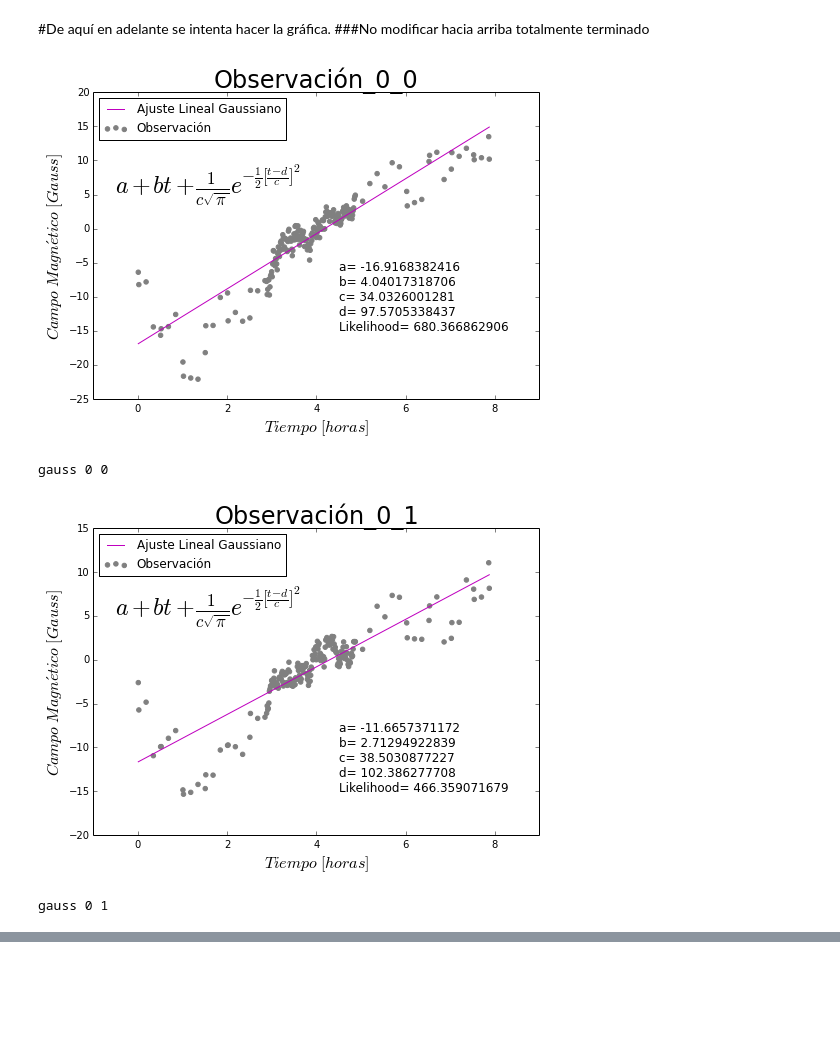
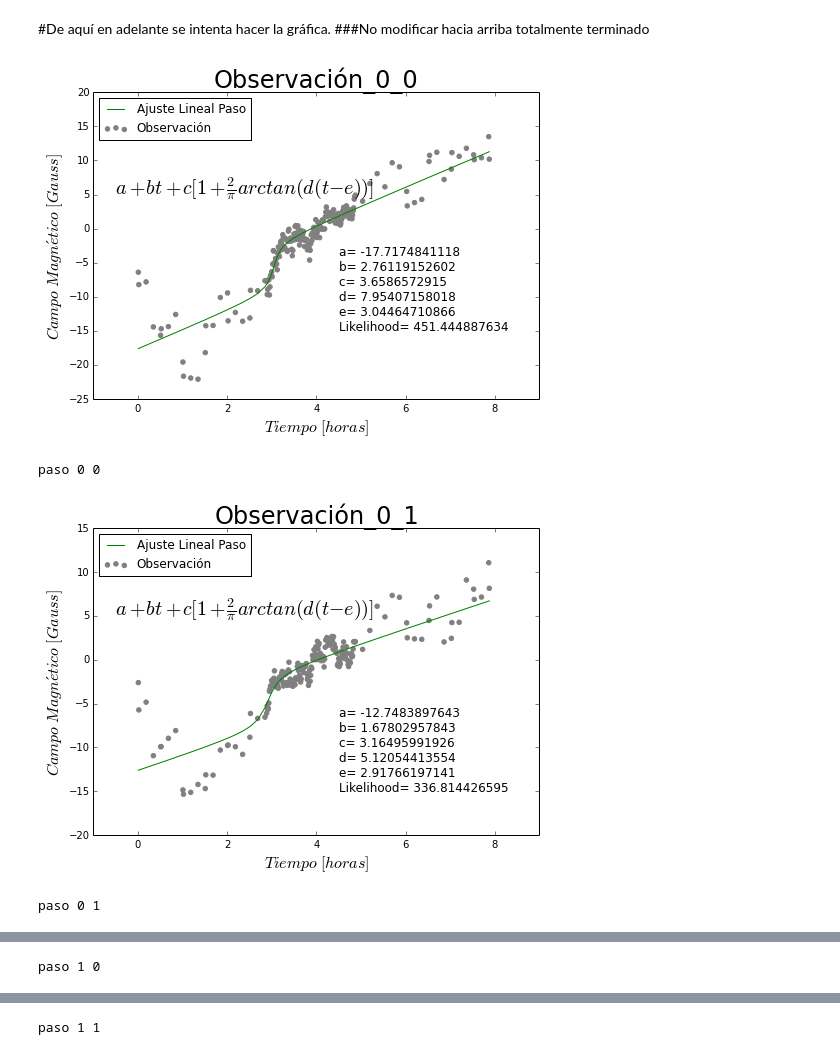
Before and after one commit to alvise30/CM20151_HW7_AlvisDuque, a Jupyter notebook: Punto2/Punto_2b.ipynb, the cells around one changed output, grey strips where cells are left out. Cells and saved outputs as stored; diff of their text form; code cells hidden in the pictures; blank space fills up the shorter version.

```diff
--- a/Punto2/Punto_2b.ipynb
+++ b/Punto2/Punto_2b.ipynb
@@ -97,12 +82,12 @@ for i in range(len(llh_lin)):
 
     elif element == 3: #Comprobar si es lineal Paso
         fileout = open('bestmodels.txt', 'a')
-        fileout.write(str(lin.iloc[(i*6)+0,0])+ '\tL_P\t' + str(lin.iloc[(i*6)+0,1]) + '\t' + str(lin.iloc[(i*6)+0,2]) + '\n' +
-                        str(lin.iloc[(i*6)+1,0])+ '\tL_P\t' + str(lin.iloc[(i*6)+1,1]) + '\t' + str(lin.iloc[(i*6)+1,2]) + '\n' +
-                        str(lin.iloc[(i*6)+2,0])+ '\tL_P\t' + str(lin.iloc[(i*6)+2,1]) + '\t' + str(lin.iloc[(i*6)+2,2]) + '\n' +
-                        str(lin.iloc[(i*6)+3,0])+ '\tL_P\t' + str(lin.iloc[(i*6)+3,1]) + '\t' + str(lin.iloc[(i*6)+3,2]) + '\n' +
-                        str(lin.iloc[(i*6)+4,0])+ '\tL_P\t' + str(lin.iloc[(i*6)+4,1]) + '\t' + str(lin.iloc[(i*6)+4,2]) + '\n' +
-                        str(lin.iloc[(i*6)+5,0])+ '\tL_P\t' + str(lin.iloc[(i*6)+5,1]) + '\t' + str(lin.iloc[(i*6)+5,2]) + '\n')
+        fileout.write(str(paso.iloc[(i*6)+0,0])+ '\tL_P\t' + str(paso.iloc[(i*6)+0,1]) + '\t' + str(paso.iloc[(i*6)+0,2]) + '\n' +
+                        str(paso.iloc[(i*6)+1,0])+ '\tL_P\t' + str(paso.iloc[(i*6)+1,1]) + '\t' + str(paso.iloc[(i*6)+1,2]) + '\n' +
+                        str(paso.iloc[(i*6)+2,0])+ '\tL_P\t' + str(paso.iloc[(i*6)+2,1]) + '\t' + str(paso.iloc[(i*6)+2,2]) + '\n' +
+                        str(paso.iloc[(i*6)+3,0])+ '\tL_P\t' + str(paso.iloc[(i*6)+3,1]) + '\t' + str(paso.iloc[(i*6)+3,2]) + '\n' +
+                        str(paso.iloc[(i*6)+4,0])+ '\tL_P\t' + str(paso.iloc[(i*6)+4,1]) + '\t' + str(paso.iloc[(i*6)+4,2]) + '\n' +
+                        str(paso.iloc[(i*6)+5,0])+ '\tL_P\t' + str(paso.iloc[(i*6)+5,1]) + '\t' + str(paso.iloc[(i*6)+5,2]) + '\n')
         fileout.close()
 # %% [markdown]
 #De aquí en adelante se intenta hacer la gráfica.
@@ -188,37 +173,38 @@ for element in tmp:
         figsize(8,5.5)
         best_y = linear_gauss_model(x_obs, bestm.iloc[k+0,2], bestm.iloc[k+1,2], bestm.iloc[k+2,2], bestm.iloc[k+3,2])
         scatter(x_obs,y_obs[:,i,j], color ='grey', label = u'Observación')
         plot(x_obs, best_y, 'm', label = u'Ajuste Lineal Gaussiano')
         legend(loc=2)
         xlabel(r'$Tiempo\ [horas]$', fontsize=16)
         ylabel(r'$Campo\ Magn\'etico\ [Gauss]$', fontsize=16)
         title(u'Observación_' +str(i)+ '_' +str(j), fontsize=24)
         text(4.5,-15, 'a= '+str(bestm.iloc[k+0,2]) + '\nb= '+str(bestm.iloc[k+1,2]) + '\nc= '+str(bestm.iloc[k+2,2]) +
              '\nd= '+str(bestm.iloc[k+3,2]) + '\nLikelihood= ' +str(bestm.iloc[k+4,2]), fontsize=12)
         text(-0.5,5, r'$a+bt+\frac{1}{c\sqrt{\pi}}e^{-\frac{1}{2}[\frac{t-d}{c}]^2}$', fontsize=24)
         savefig(u'Observacion_'+str(i)+'_'+str(j)+'.pdf')
         show()
         k+=5
         print 'gauss',i,j
     elif element == 3:
         figsize(8,5.5)
         best_y = linear_paso_model(x_obs, bestm.iloc[k+0,2], bestm.iloc[k+1,2], bestm.iloc[k+2,2], bestm.iloc[k+3,2], bestm.iloc[k+4,2])
-        scatter(x_obs,y_obs[:,i,j])
-        plot(x_obs, best_y, 'g')
+        scatter(x_obs,y_obs[:,i,j], color = 'grey', label = (u'Observación'))
+        plot(x_obs, best_y, 'g', label = (u'Ajuste Lineal Paso'))
+        legend(loc=2, fontsize=12)
         xlabel(r'$Tiempo\ [horas]$', fontsize=16)
         ylabel(r'$Campo\ Magn\'etico\ [Gauss]$', fontsize=16)
         title(u'Observación_' +str(i)+ '_' +str(j), fontsize=24)
         text(4.5,-15, 'a= '+str(bestm.iloc[k+0,2]) + '\nb= '+str(bestm.iloc[k+1,2]) + '\nc= '+str(bestm.iloc[k+2,2]) +
              '\nd= '+str(bestm.iloc[k+3,2]) + '\ne= '+str(bestm.iloc[k+4,2]) + '\nLikelihood= ' +str(bestm.iloc[k+5,2]), fontsize=12)
-        text(-0.5,5, r'$a+bt+c{1+\frac{2}{\pi}tan^{-1}[d(t-e)]}$', fontsize=24)
+        text(-0.5,5, r'$a+bt+c[1+\frac{2}{\pi}arctan(d(t-e))]$', fontsize=20)
         savefig(u'Observacion_'+str(i)+'_'+str(j)+'.pdf')
         show()
         k+=6
         print 'paso',i,j
 
     i, j = comprobar(i, j, len(tmp)/2)
 # %% [output]
-[figure, old version]
+[figure, new version]
-gauss 0 0
+paso 0 0
-[figure, old version]
+[figure, new version]
-gauss 0 1
+paso 0 1
@@ -224,0 +212 @@ gauss 0 1
+paso 1 0
@@ -225,3 +214,4 @@ gauss 0 1
+paso 1 1
 # %%
 len(tmp)
 # %% [output]
```
Also changed, not shown: parts of 7 cells of this notebook, 12 other files.
